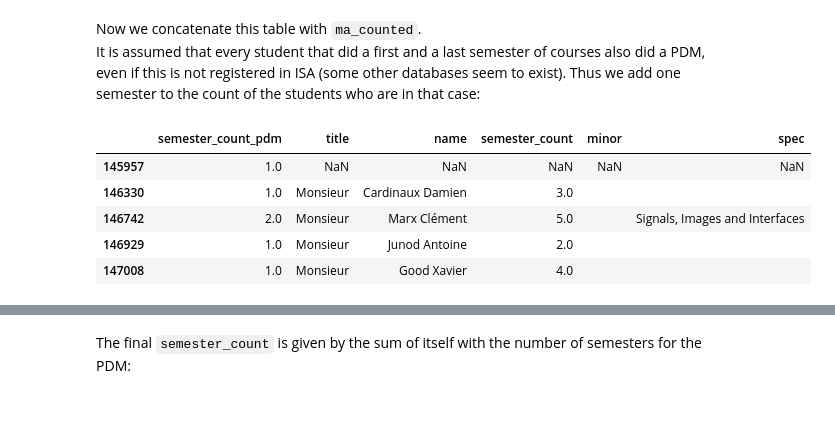
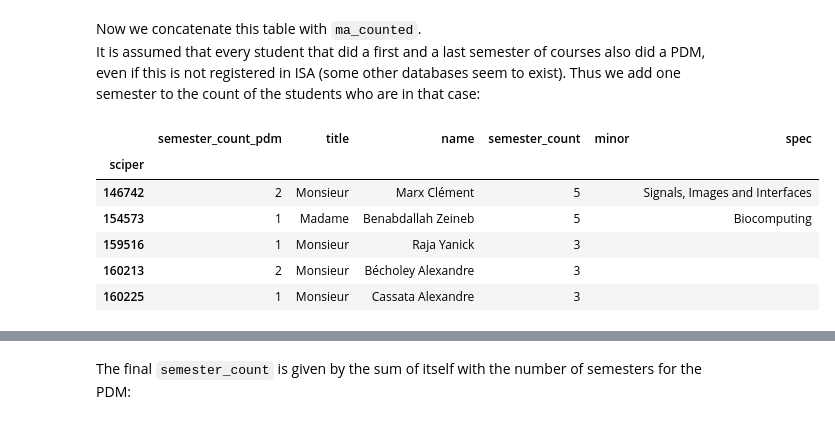
Before and after one commit to mukel/Homework, a Jupyter notebook: 02 - Data from the Web/hw_merge.ipynb, the cells around one changed output, grey strips where cells are left out. Cells and saved outputs as stored; diff of their text form; code cells hidden in the pictures.

Commit message:
FIX this concat/merge problem

```diff
--- a/02 - Data from the Web/hw_merge.ipynb
+++ b/02 - Data from the Web/hw_merge.ipynb
@@ -342,13 +342,14 @@ pdm_counted.head()
 Now we concatenate this table with `ma_counted`.<br>
 It is assumed that every student that did a first and a last semester of courses also did a PDM, even if this is not registered in ISA (some other databases seem to exist). Thus we add one semester to the count of the students who are in that case:
 # %%
-ma_with_pdm = pd.concat([pdm_counted, ma_counted], axis=1)
+ma_with_pdm = pdm_counted.reset_index().merge(ma_counted.reset_index()).set_index('sciper')
 ma_with_pdm['semester_count_pdm'].fillna(1, inplace=True)
 ma_with_pdm.head()
 # %% [output]
 |  | semester_count_pdm | title | name | semester_count | minor | spec |
-| 145957 | 1.0 | NaN | NaN | NaN | NaN | NaN |
-| 146330 | 1.0 | Monsieur | Cardinaux Damien | 3.0 |  |  |
-| 146742 | 2.0 | Monsieur | Marx Clément | 5.0 |  | Signals, Images and Interfaces |
-| 146929 | 1.0 | Monsieur | Junod Antoine | 2.0 |  |  |
-| 147008 | 1.0 | Monsieur | Good Xavier | 4.0 |  |  |
+| sciper |  |  |  |  |  |  |
+| 146742 | 2 | Monsieur | Marx Clément | 5 |  | Signals, Images and Interfaces |
+| 154573 | 1 | Madame | Benabdallah Zeineb | 5 |  | Biocomputing |
+| 159516 | 1 | Monsieur | Raja Yanick | 3 |  |  |
+| 160213 | 2 | Monsieur | Bécholey Alexandre | 3 |  |  |
+| 160225 | 1 | Monsieur | Cassata Alexandre | 3 |  |  |
```
Also changed, not shown: parts of 4 cells of this notebook.
